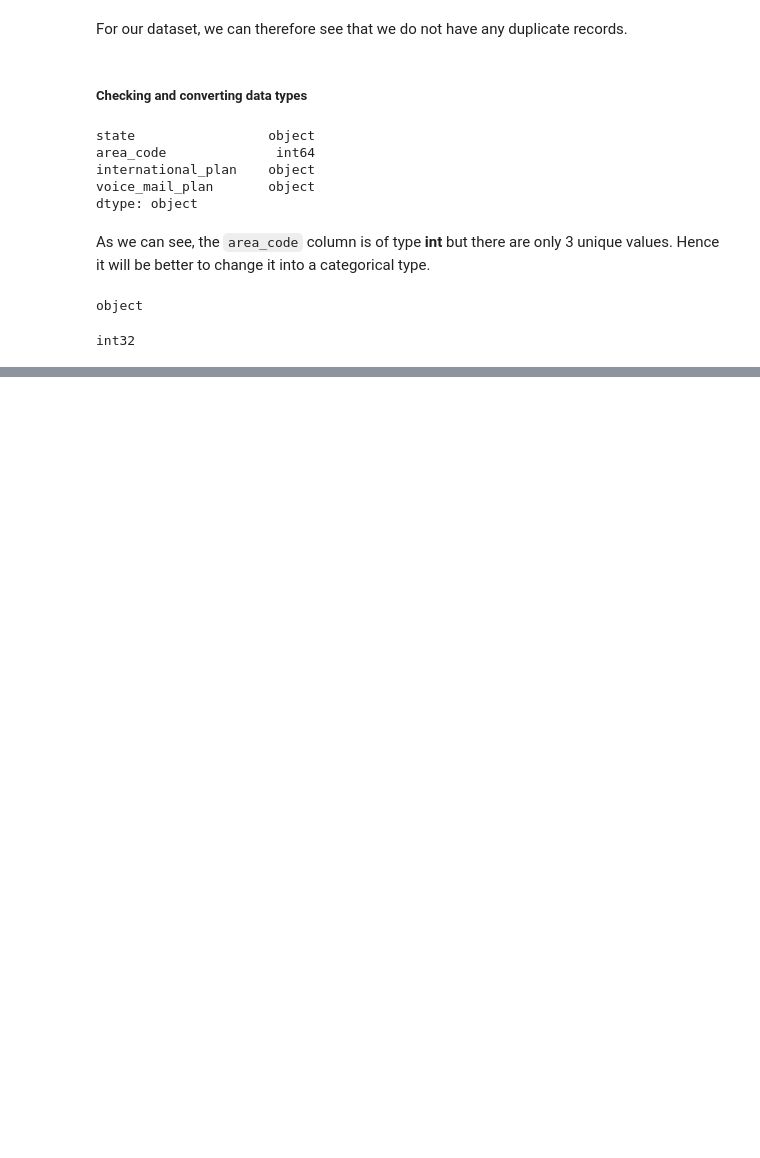
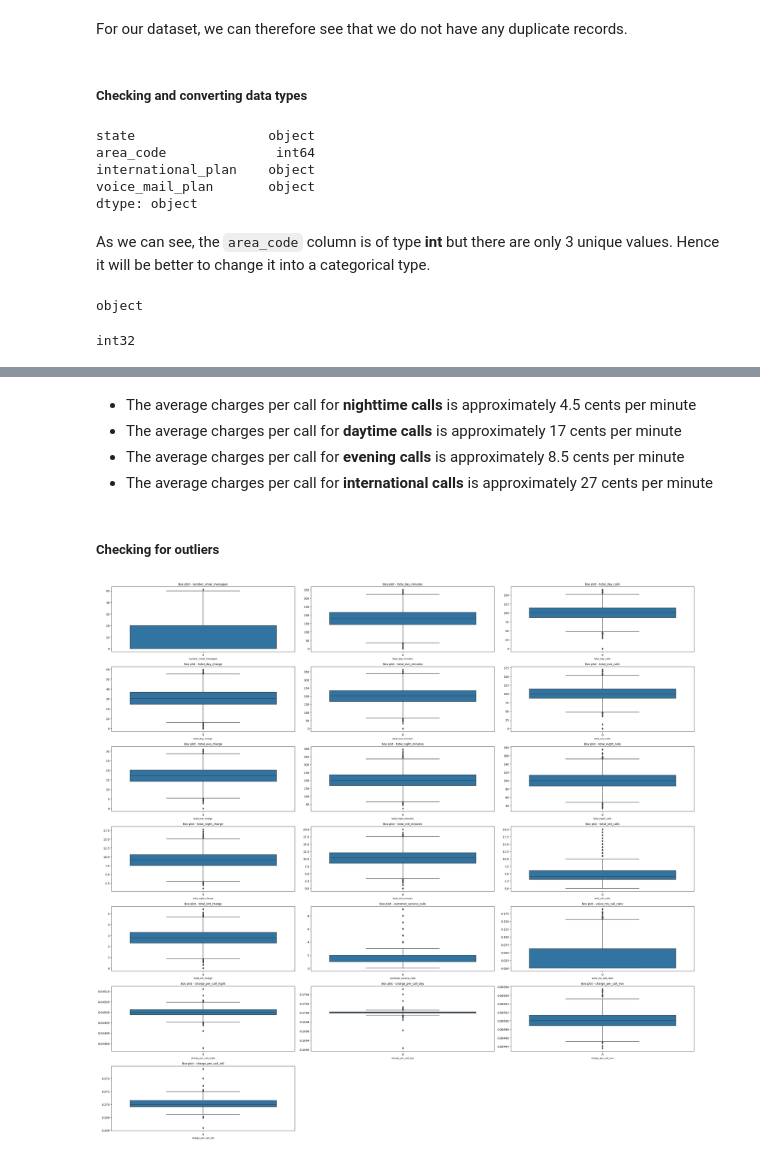
Before and after one commit to Rodgerdev/telecomm_customer_churn, a Jupyter notebook: churn.ipynb, the cells around one changed output, grey strips where cells are left out. Drawn from its saved outputs; the diff is of its cells as text; code cells hidden in the pictures; blank space fills up the shorter version.

Commit message:
Feature Engineering the columns

```diff
--- a/churn.ipynb
+++ b/churn.ipynb
@@ -257,0 +263,6 @@ int32
+# %%
+# Creating new features; total_charge, total_talk_time, total_calls and avg_call_duration per customer
+df["total_charge"] = df[['total_day_charge', 'total_eve_charge', 'total_night_charge', 'total_intl_charge']].sum(axis=1)
+df["total_talk_time"] = df[['total_day_minutes', 'total_eve_minutes', 'total_night_minutes', 'total_intl_minutes']].sum(axis=1)
+df["total_calls"] = df[['total_day_calls', 'total_eve_calls', 'total_night_calls', 'total_intl_calls']].sum(axis=1)
+df["avg_call_duration"]= df["total_talk_time"] / df["total_calls"]
@@ -257,0 +271,4 @@ int32
+# %%
+# Creating day to night ratio per customer column
+df["day_night_ratio"] = df["total_day_calls"] / df["total_night_calls"]
+print(df["day_night_ratio"].describe())
@@ -257,0 +287,4 @@ int32
+# %%
+# Creating a voice message to call ratio for each customer
+df["voice_ms_call_ratio"] = df["number_vmail_messages"]/ df["total_calls"]
+df["voice_ms_call_ratio"].describe()
@@ -257,0 +303,6 @@ int32
+# %%
+# Creating columns for charges per call for night, day, evening and international calls per customer
+df["charge_per_call_night"] = df["total_night_charge"] / df["total_night_minutes"]
+df["charge_per_call_day"] = df["total_day_charge"] / df["total_day_minutes"]
+df["charge_per_call_eve"]= df["total_eve_charge"] / df["total_eve_minutes"]
+df["charge_per_call_intl"] = df["total_intl_charge"] / df["total_intl_minutes"]
@@ -257,0 +323,40 @@ int32
+# %% [markdown]
+* The average charges per call for **nighttime calls** is approximately 4.5 cents per minute
+* The average charges per call for **daytime calls** is approximately 17 cents per minute
+* The average charges per call for **evening calls** is approximately 8.5 cents per minute
+* The average charges per call for **international calls** is approximately 27 cents per minute
+# %% [markdown]
+##### Checking for outliers
+# %%
+# Columns for our box plots
+columns = ['number_vmail_messages', 'total_day_minutes', 'total_day_calls', 'total_day_charge',
+           'total_eve_minutes', 'total_eve_calls', 'total_eve_charge',
+           'total_night_minutes', 'total_night_calls', 'total_night_charge',
+           'total_intl_minutes', 'total_intl_calls', 'total_intl_charge',
+           'customer_service_calls', 'voice_ms_call_ratio','charge_per_call_night',
+           'charge_per_call_day', 'charge_per_call_eve', 'charge_per_call_intl']
+
+# Calculate the required number of rows and columns for subplots
+num_rows = (len(columns) - 1) // 3 + 1
+num_cols = min(len(columns), 3)
+
+# Create the subplots
+fig, axes = plt.subplots(num_rows, num_cols, figsize=(10*num_cols, 4*num_rows))
+
+# Generate box plots for each column
+for i, column in enumerate(columns):
+    row = i // num_cols
+    col = i % num_cols
+    sns.boxplot(data=df[column], ax=axes[row, col])
+    axes[row, col].set_title(f'Box plot - {column}', fontsize=10)
+    axes[row, col].set_xlabel(column, fontsize=8)
+
+# Remove any empty subplots
+if i < (num_rows * num_cols) - 1:
+    for j in range(i + 1, num_rows * num_cols):
+        fig.delaxes(axes.flatten()[j])
+
+plt.tight_layout()
+plt.show()
+# %% [output]
+[figure, added]
```
Also changed, not shown: parts of 9 cells of this notebook.
